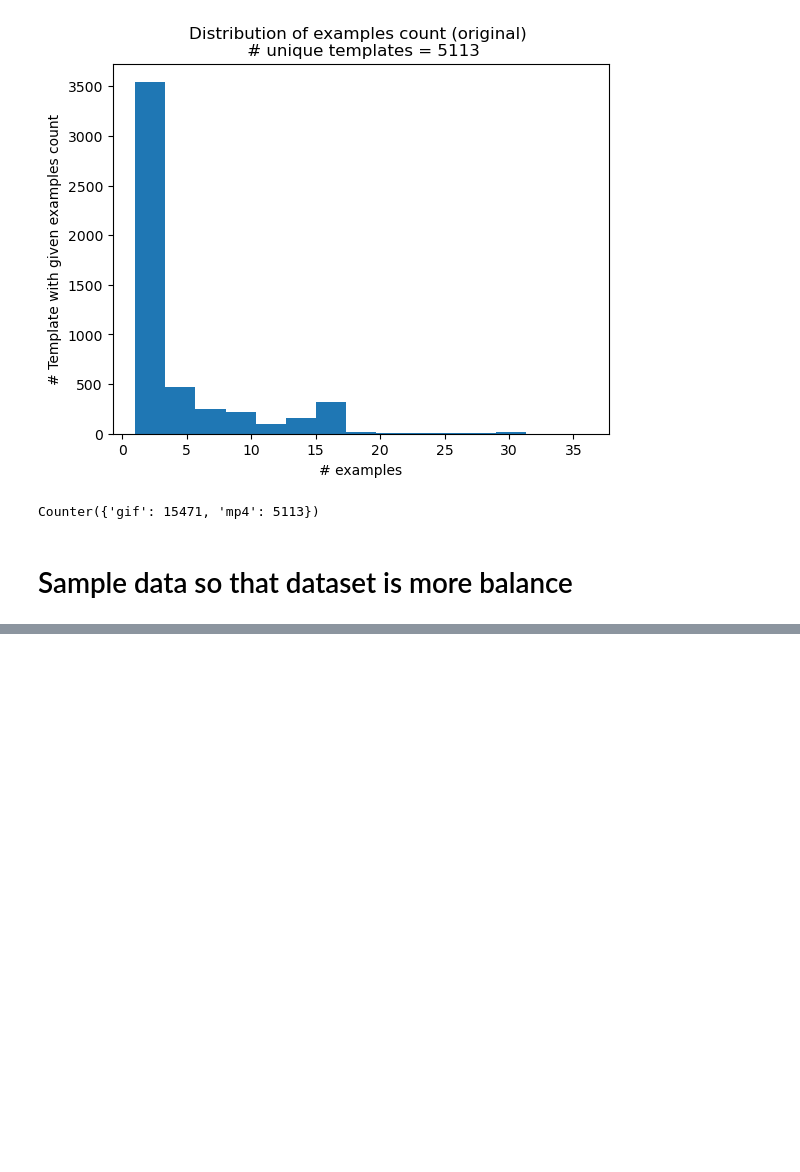
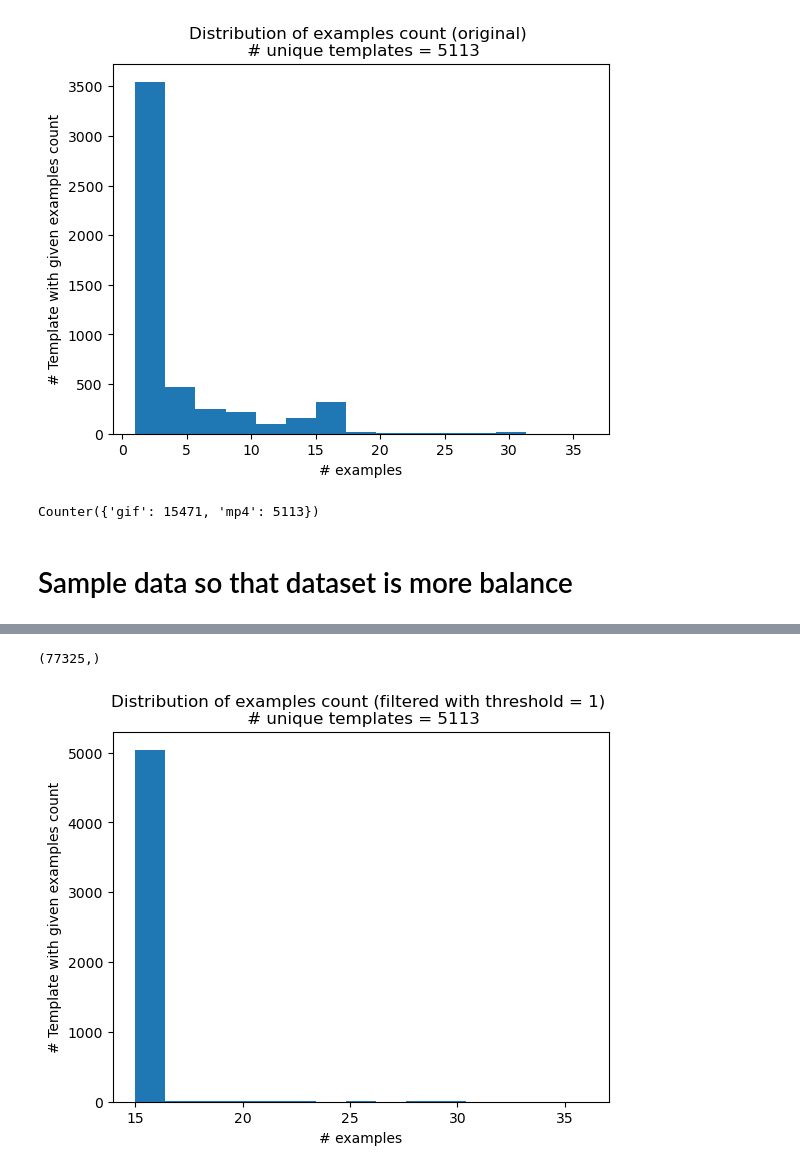
Before and after one commit to lehoangchibach/gif_analytics, a Jupyter notebook: notebooks/preprocessing.ipynb, the cells around one changed output, grey strips where cells are left out. Drawn from its saved outputs; the diff is of its cells as text; code cells hidden in the pictures; blank space fills up the shorter version.

```diff
--- a/notebooks/preprocessing.ipynb
+++ b/notebooks/preprocessing.ipynb
@@ -145,2 +145,39 @@ plt.savefig(
+# %%
+# Fill dataset with duplications
+
+ideal_examples = 15
+stat = Counter(Y_sampled)
+examples = {}
+
+for i, y in enumerate(Y_sampled):
+    if y not in examples:
+        examples[y] = []
+
+    examples[y].append(X_sampled[i])
+
+for y in stat:
+    if stat[y] >= ideal_examples:
+        continue
+
+    remains = ideal_examples - stat[y]
+    duplications = random.sample(examples[y], k=remains, counts= [remains for _ in range(len(examples[y]))])
+    X_sampled = np.append(X_sampled, duplications)
+    Y_sampled = np.append(Y_sampled, [y for _ in range(remains)])
+# %%
+X_sampled.shape
+# %% [output]
+(77325,)
+# %%
+plt.hist(Counter(Y_sampled).values(), bins=15)
+plt.xlabel("# examples")
+plt.ylabel("# Template with given examples count")
+plt.title(
+    f"Distribution of examples count (filtered with threshold = {threshold}) \n # unique templates = {len(np.unique(Y_sampled))}"
+)
+plt.savefig(
+    f"./outputs/Distribution of examples count (filtered with threshold = {threshold}).png"
+)
+# %% [output]
+[figure, added]
 # %%
 # data = [X_sampled, Y_sampled]
```
Also changed, not shown: parts of 6 cells of this notebook, 2 other files.
